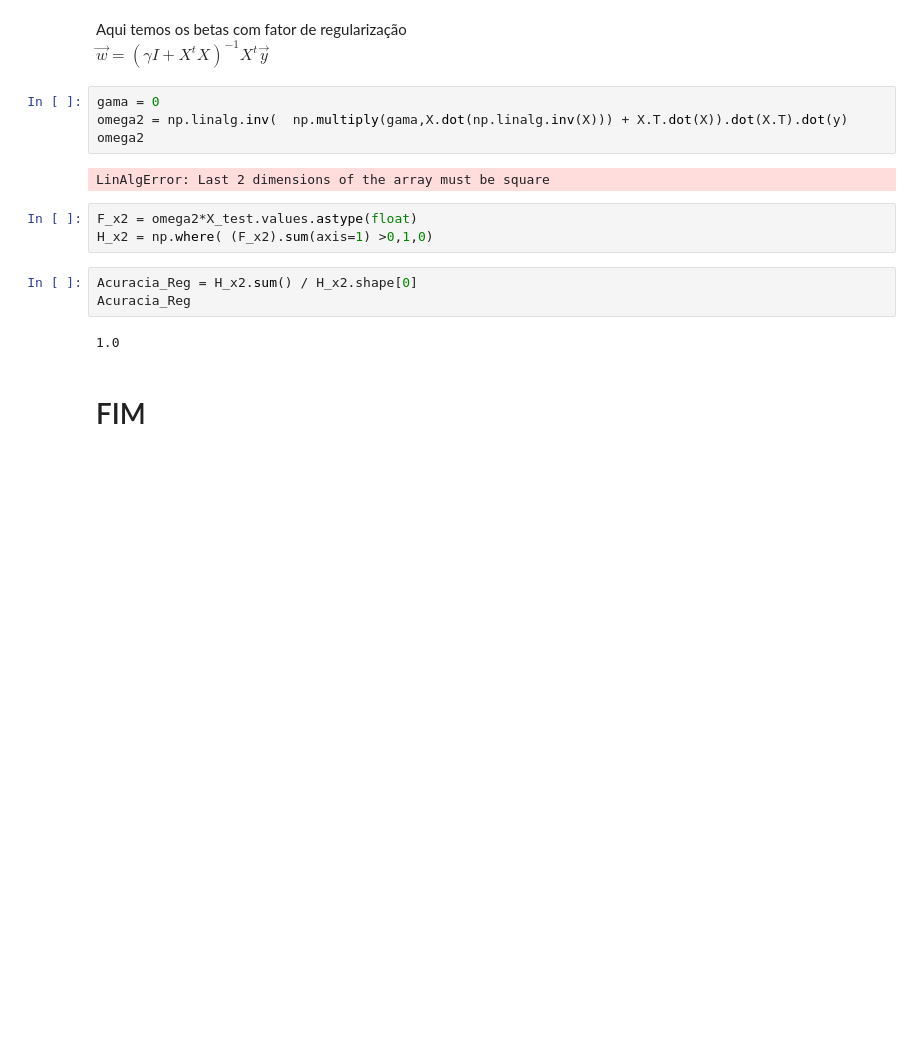
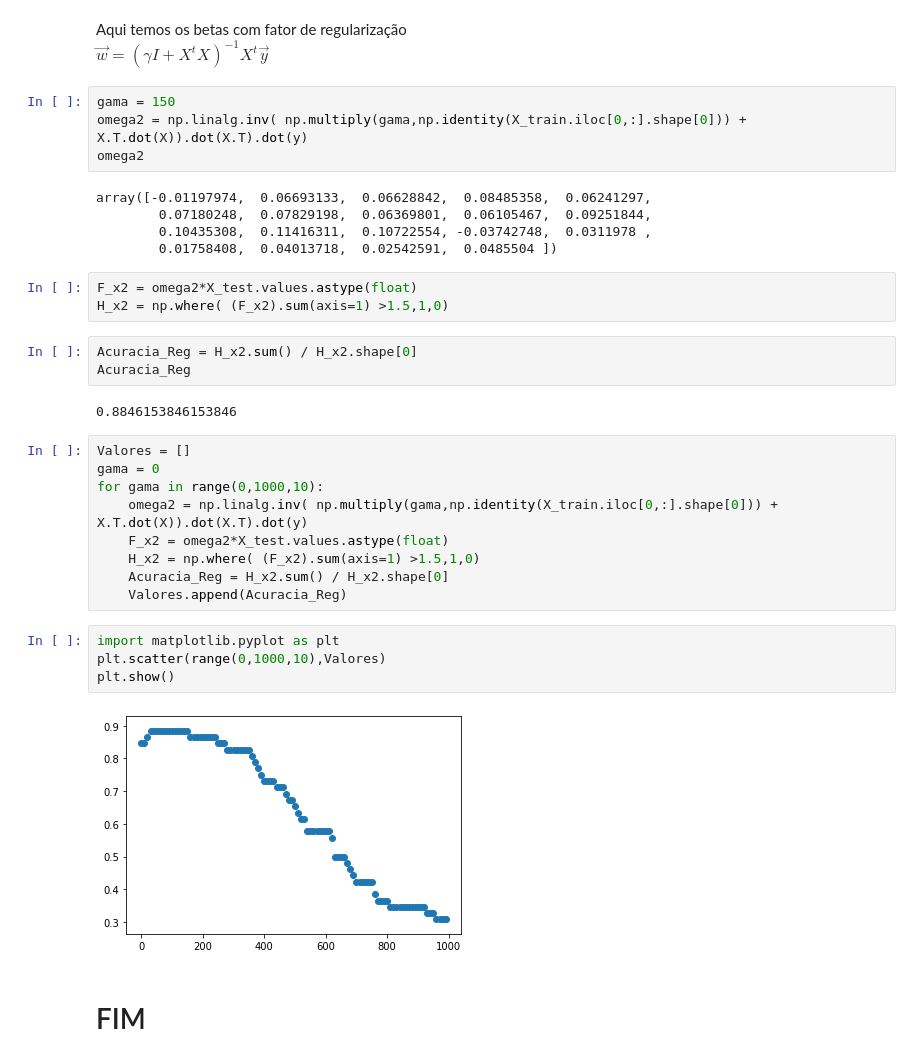
Before and after one commit to AlexCecconi/Machine-Learning, a Jupyter notebook: Hepatite.ipynb, the cells around one changed output. Saved outputs shown, nothing was run; the diff lists cells and outputs as text; blank space fills up the shorter version.

```diff
--- a/Hepatite.ipynb
+++ b/Hepatite.ipynb
@@ -279,18 +206,36 @@ Acuracia
 Aqui temos os betas com fator de regularização\
 $\overrightarrow{w} =  (  \gamma I + X^{t}X )^{-1}  X^{t}\overrightarrow{y}   $
 # %%
-gama = 0
-omega2 = np.linalg.inv(  np.multiply(gama,X.dot(np.linalg.inv(X))) + X.T.dot(X)).dot(X.T).dot(y)
+gama = 150
+omega2 = np.linalg.inv( np.multiply(gama,np.identity(X_train.iloc[0,:].shape[0])) + X.T.dot(X)).dot(X.T).dot(y)
 omega2
 # %% [output]
-LinAlgError: Last 2 dimensions of the array must be square
+array([-0.01197974,  0.06693133,  0.06628842,  0.08485358,  0.06241297,
+        0.07180248,  0.07829198,  0.06369801,  0.06105467,  0.09251844,
+        0.10435308,  0.11416311,  0.10722554, -0.03742748,  0.0311978 ,
+        0.01758408,  0.04013718,  0.02542591,  0.0485504 ])
 # %%
 F_x2 = omega2*X_test.values.astype(float)
-H_x2 = np.where( (F_x2).sum(axis=1) >0,1,0)
+H_x2 = np.where( (F_x2).sum(axis=1) >1.5,1,0)
 # %%
 Acuracia_Reg = H_x2.sum() / H_x2.shape[0]
 Acuracia_Reg
 # %% [output]
-1.0
+0.8846153846153846
+# %%
+Valores = []
+gama = 0
+for gama in range(0,1000,10):
+    omega2 = np.linalg.inv( np.multiply(gama,np.identity(X_train.iloc[0,:].shape[0])) + X.T.dot(X)).dot(X.T).dot(y)
+    F_x2 = omega2*X_test.values.astype(float)
+    H_x2 = np.where( (F_x2).sum(axis=1) >1.5,1,0)
+    Acuracia_Reg = H_x2.sum() / H_x2.shape[0]
+    Valores.append(Acuracia_Reg)
+# %%
+import matplotlib.pyplot as plt
+plt.scatter(range(0,1000,10),Valores)
+plt.show()
+# %% [output]
+[figure, added]
 # %% [markdown]
 # FIM
```
Also changed, not shown: parts of 7 cells of this notebook.
